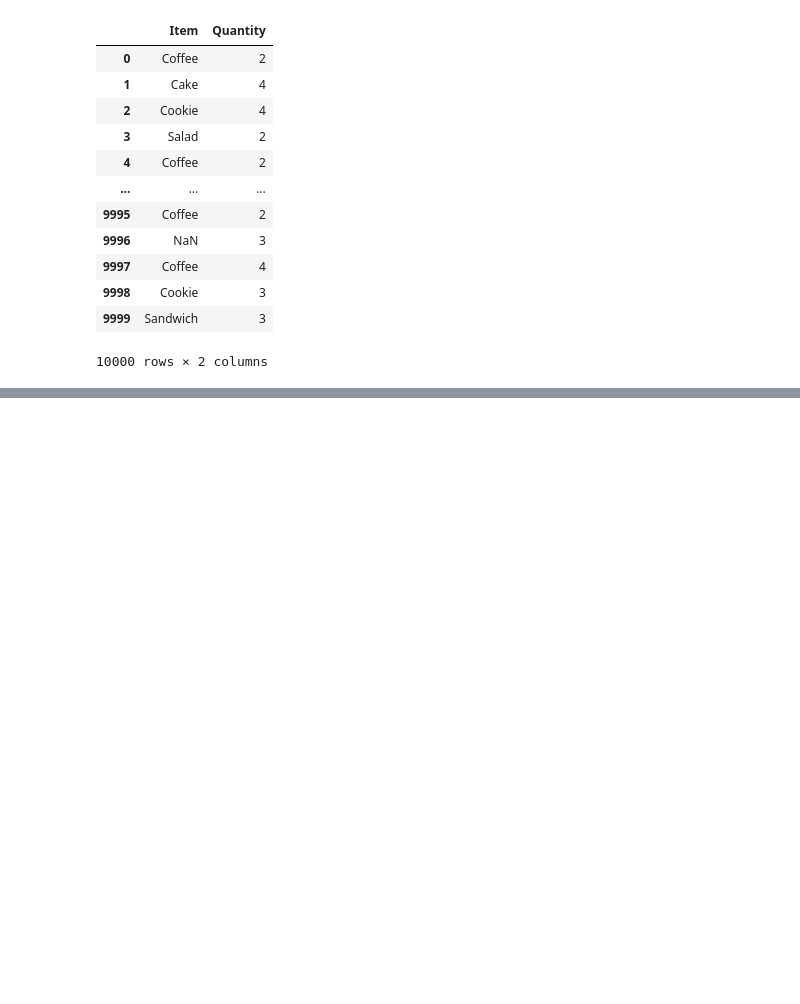
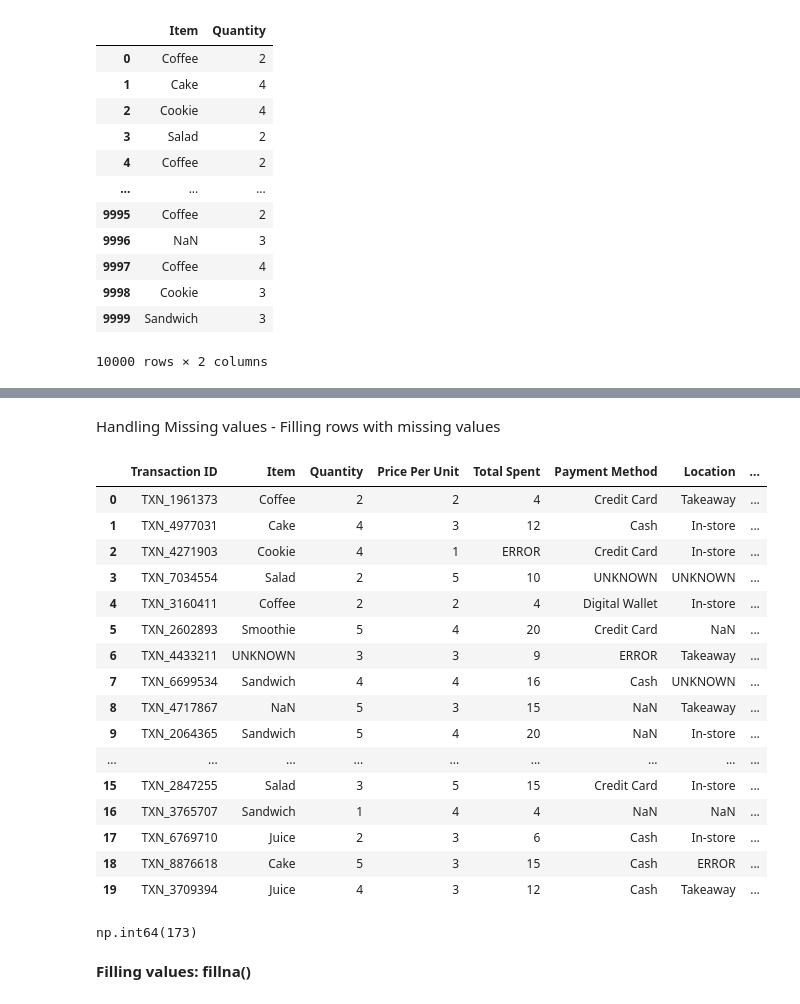
Before and after one commit to ShaazCode/Python-Libraries---EDA, a Jupyter notebook: Pandas.ipynb, the cells around one changed output, grey strips where cells are left out. Saved outputs shown, nothing was run; the diff lists cells and outputs as text; code cells hidden in the pictures; blank space fills up the shorter version.

Commit message:
filling values - fillna(), mode(), median(), mean()

```diff
--- a/Pandas.ipynb
+++ b/Pandas.ipynb
@@ -254,0 +449,29 @@ df[['Item', 'Quantity']]
+# %% [markdown]
+Handling Missing values - Filling rows with missing values
+# %%
+df = pd.read_csv("dirty_cafe_sales.csv")
+df.head(20)
+# %% [output]
+|  | Transaction ID | Item | Quantity | Price Per Unit | Total Spent | Payment Method | Location | ... |
+| 0 | TXN_1961373 | Coffee | 2 | 2 | 4 | Credit Card | Takeaway | ... |
+| 1 | TXN_4977031 | Cake | 4 | 3 | 12 | Cash | In-store | ... |
+| 2 | TXN_4271903 | Cookie | 4 | 1 | ERROR | Credit Card | In-store | ... |
+| 3 | TXN_7034554 | Salad | 2 | 5 | 10 | UNKNOWN | UNKNOWN | ... |
+| 4 | TXN_3160411 | Coffee | 2 | 2 | 4 | Digital Wallet | In-store | ... |
+| 5 | TXN_2602893 | Smoothie | 5 | 4 | 20 | Credit Card | NaN | ... |
+| 6 | TXN_4433211 | UNKNOWN | 3 | 3 | 9 | ERROR | Takeaway | ... |
+| 7 | TXN_6699534 | Sandwich | 4 | 4 | 16 | Cash | UNKNOWN | ... |
+| 8 | TXN_4717867 | NaN | 5 | 3 | 15 | NaN | Takeaway | ... |
+| 9 | TXN_2064365 | Sandwich | 5 | 4 | 20 | NaN | In-store | ... |
+| ... | ... | ... | ... | ... | ... | ... | ... | ... |
+| 15 | TXN_2847255 | Salad | 3 | 5 | 15 | Credit Card | In-store | ... |
+| 16 | TXN_3765707 | Sandwich | 1 | 4 | 4 | NaN | NaN | ... |
+| 17 | TXN_6769710 | Juice | 2 | 3 | 6 | Cash | In-store | ... |
+| 18 | TXN_8876618 | Cake | 5 | 3 | 15 | Cash | ERROR | ... |
+| 19 | TXN_3709394 | Juice | 4 | 3 | 12 | Cash | Takeaway | ... |
+# %%
+df['Total Spent'].isnull().sum()
+# %% [output]
+np.int64(173)
+# %% [markdown]
+**Filling values: fillna()**
```
Also changed, not shown: parts of 38 cells of this notebook.
